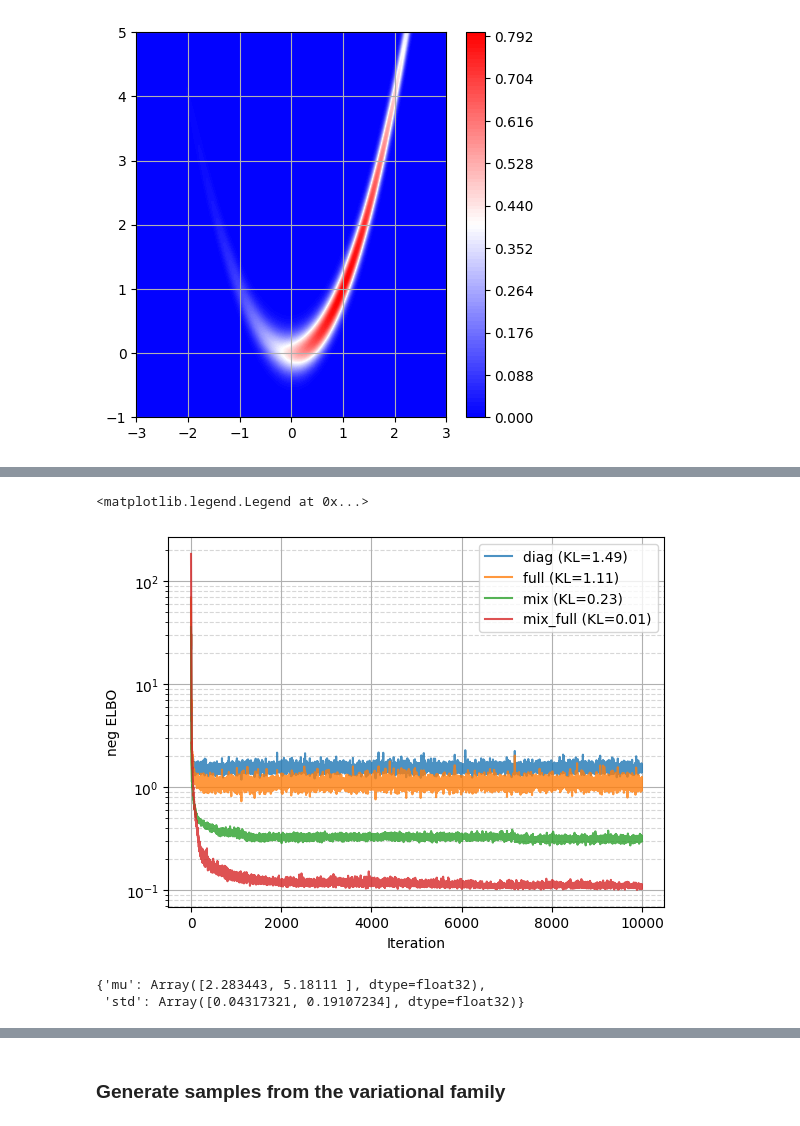
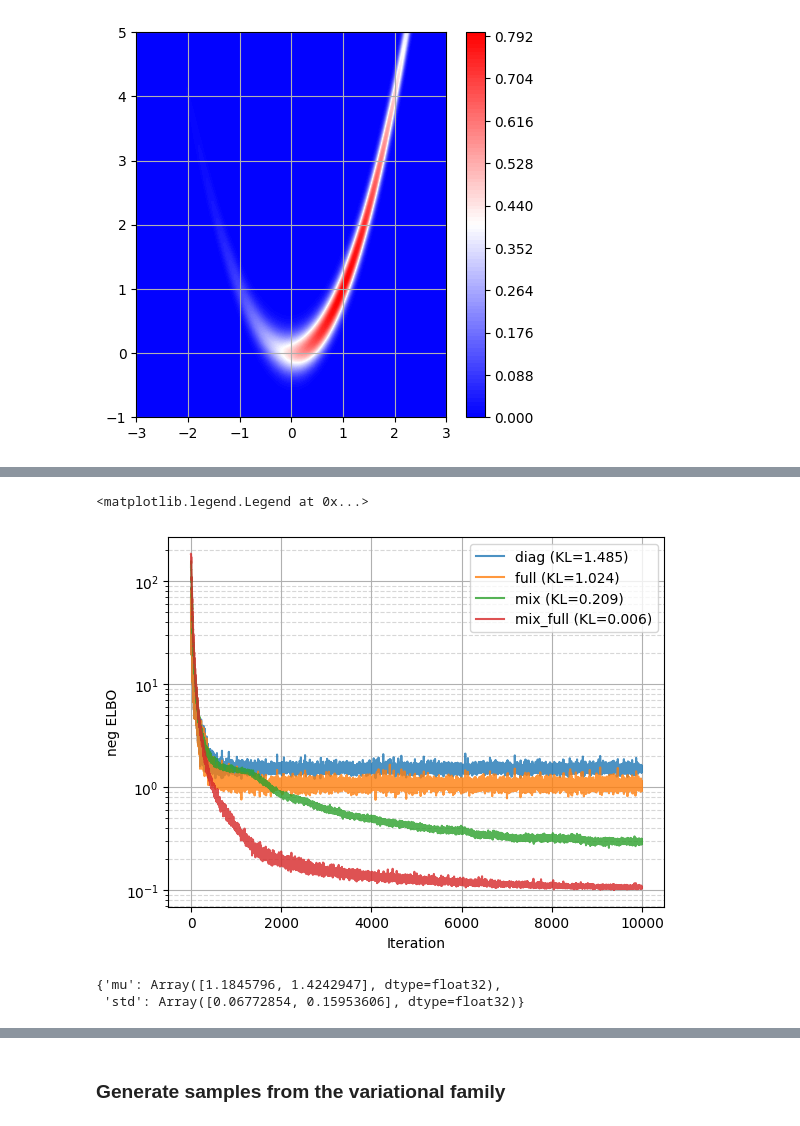
Before and after one commit to alexxthiery/mcjax, a Jupyter notebook: notebooks/variational/Banana_vi.ipynb, the cells around one changed output, grey strips where cells are left out. Cells and saved outputs as stored; diff of their text form; code cells hidden in the pictures.

```diff
--- a/notebooks/variational/Banana_vi.ipynb
+++ b/notebooks/variational/Banana_vi.ipynb
@@ -75,7 +82,7 @@ approx_list = [approx_diag, approx_full, approx_mix, approx_mix_full]
 params_init_list = [params_diag, params_full, params_mix, params_mix_full]
 engine_list = [engine_diag, engine_full, engine_diag_mix, engine_diag_mix_full]
 # %%
-optimizer = optax.adam(learning_rate=1e-1)
+optimizer = optax.adam(learning_rate=1e-2)
 # %%
 n_samples = 100
 n_iter = 10_000
@@ -113,33 +120,33 @@ Running mix_full approximation
 # %%
 # compute the minimum of all negElbo for plotting
 kl_all = jnp.concatenate([vi_output_dict[approx_name]["kl_trace"] for approx_name in approx_name_list], axis=0)
 kl_min = jnp.min(kl_all)-0.1
 
 # plot the results
 for approx_name in approx_name_list:
     plt.plot(
         vi_output_dict[approx_name]["kl_trace"] - kl_min,
-        label=f'{approx_name} (KL={vi_output_dict[approx_name]["kl_trace"][-1]:.2f})',
+        label=f'{approx_name} (KL={vi_output_dict[approx_name]["kl_trace"][-1]:.3f})',
         alpha=0.8,
     )
 plt.yscale('log')
 
 # add label and legend
 plt.xlabel('Iteration')
 plt.ylabel('neg ELBO')
 plt.grid(which="major", linestyle='-')
 plt.grid(which="minor", linestyle='--', alpha=0.5)
 
 # add legend upper right
 plt.legend(loc='upper right')
 # %% [output]
 <matplotlib.legend.Legend at 0x...>
-[figure, old version]
+[figure, new version]
 # %%
 vi_output_dict["mix"]["params"]["components"][0]
 # %% [output]
-{'mu': Array([2.283443, 5.18111 ], dtype=float32),
- 'std': Array([0.04317321, 0.19107234], dtype=float32)}
+{'mu': Array([1.1845796, 1.4242947], dtype=float32),
+ 'std': Array([0.06772854, 0.15953606], dtype=float32)}
 # %%
 import matplotlib.pyplot as plt
 
```
Also changed, not shown: parts of 5 cells of this notebook, 6 other files.
